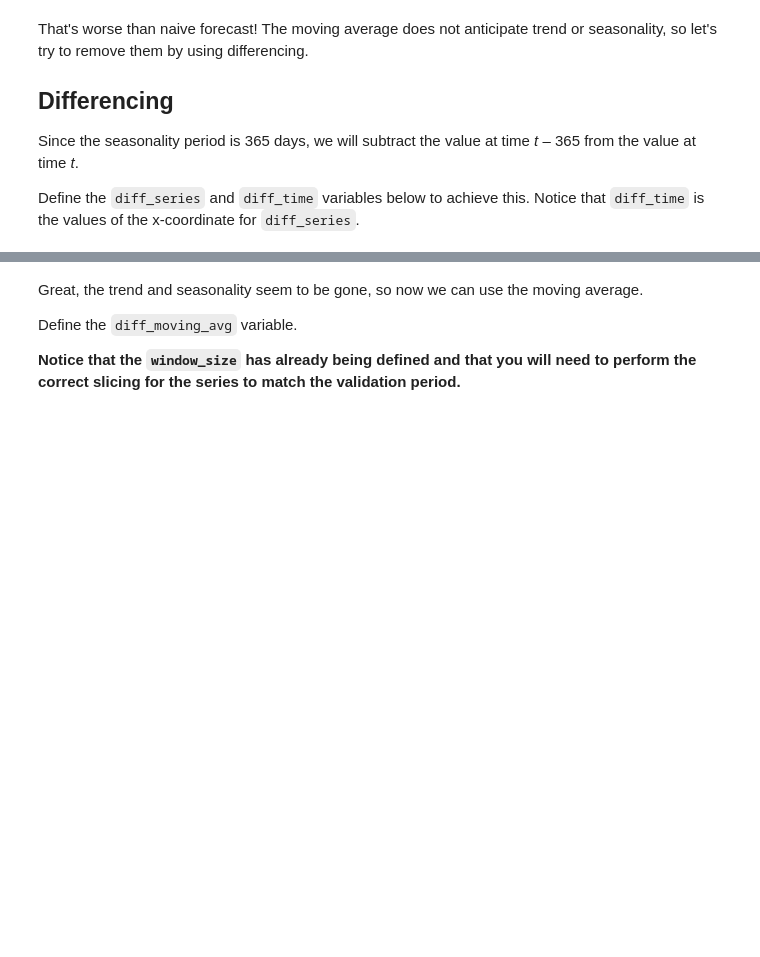
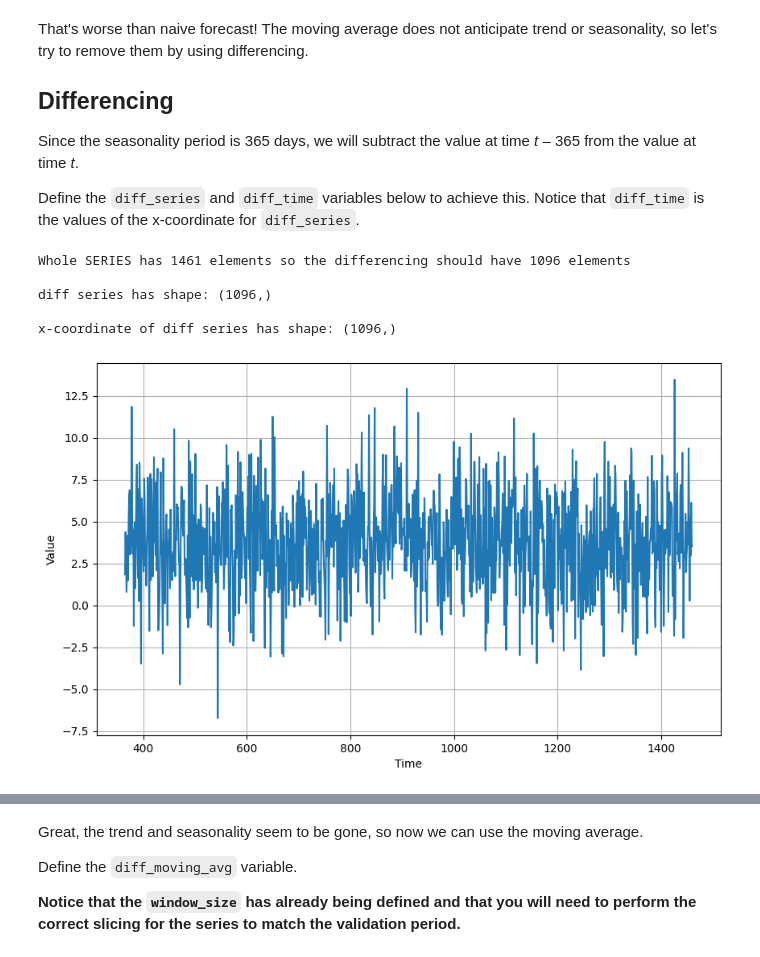
Before and after one commit to Nazalekser/tensorflow-1-public, a Jupyter notebook: C4/W1/assignment/C4W1_Assignment.ipynb, the cells around one changed output, grey strips where cells are left out. Cells and saved outputs as stored; diff of their text form; code cells hidden in the pictures; blank space fills up the shorter version.

````diff
--- a/C4/W1/assignment/C4W1_Assignment.ipynb
+++ b/C4/W1/assignment/C4W1_Assignment.ipynb
@@ -309,17 +341,24 @@ Since the seasonality period is 365 days, we will subtract the value at time *t*
 Define the `diff_series` and `diff_time` variables below to achieve this. Notice that `diff_time` is the values of the x-coordinate for `diff_series`.
 # %%
 ### START CODE HERE
-diff_series = None
-diff_time = None
+diff_series = (SERIES[365:] - SERIES[:-365])
+diff_time = TIME[365:]
 ### END CODE HERE
 
 print(f"Whole SERIES has {len(SERIES)} elements so the differencing should have {len(SERIES)-365} elements\n")
 print(f"diff series has shape: {diff_series.shape}\n")
 print(f"x-coordinate of diff series has shape: {diff_time.shape}\n")
 
 plt.figure(figsize=(10, 6))
 plot_series(diff_time, diff_series)
 plt.show()
+# %% [output]
+Whole SERIES has 1461 elements so the differencing should have 1096 elements
+
+diff series has shape: (1096,)
+
+x-coordinate of diff series has shape: (1096,)
+[figure, added]
 # %% [markdown]
 **Expected Output:**
 ```
````
Also changed, not shown: parts of 15 cells of this notebook.
